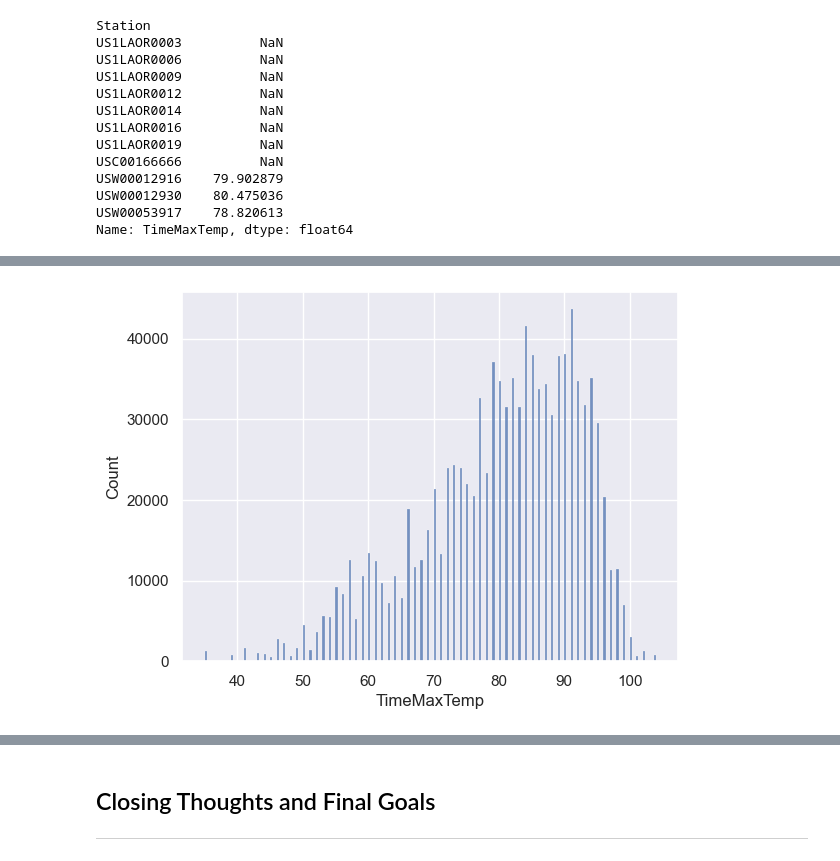
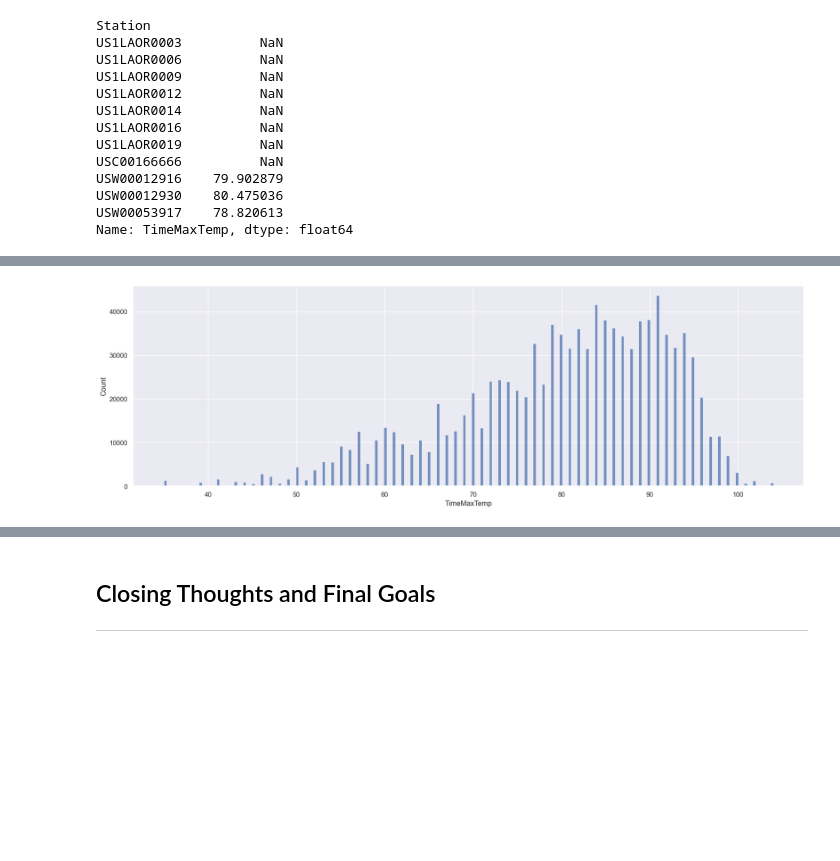
Before and after one commit to outlawhayden/weather-crime, a Jupyter notebook: notebooks/Milestone2.ipynb, the cells around one changed output, grey strips where cells are left out. Saved outputs shown, nothing was run; the diff lists cells and outputs as text; code cells hidden in the pictures; blank space fills up the shorter version.

```diff
--- a/notebooks/Milestone2.ipynb
+++ b/notebooks/Milestone2.ipynb
@@ -807,7 +883,7 @@ USW00012930    80.475036
 USW00053917    78.820613
 Name: TimeMaxTemp, dtype: float64
 # %%
-temp_df = calls_for_service[["NOPD_Item", "SimpleType", "Longitude", "Latitude", "DateCreate", "SimpleType"]].copy().dropna(how = 'any')
+temp_df = calls_for_service[["NOPD_Item", "Longitude", "Latitude", "DateCreate", "SimpleType"]].copy().dropna(how = 'any')
 
 
 temp_df.head()
@@ -834,5 +910,6 @@ temp_df.head()
 # %%
+plt.figure(figsize = (20,6))
 temp_hist = sns.histplot(data = temp_df, x = "TimeMaxTemp")
 # %% [output]
-[figure, old version]
+[figure, new version]
 # %%
```
Also changed, not shown: parts of 15 cells of this notebook, 1 other file.
